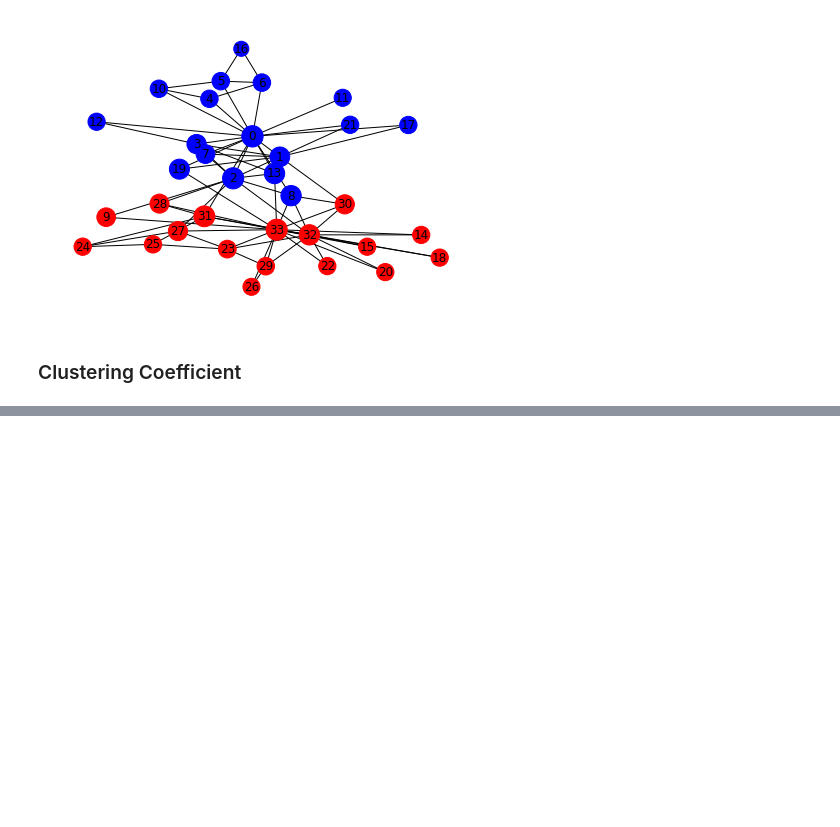
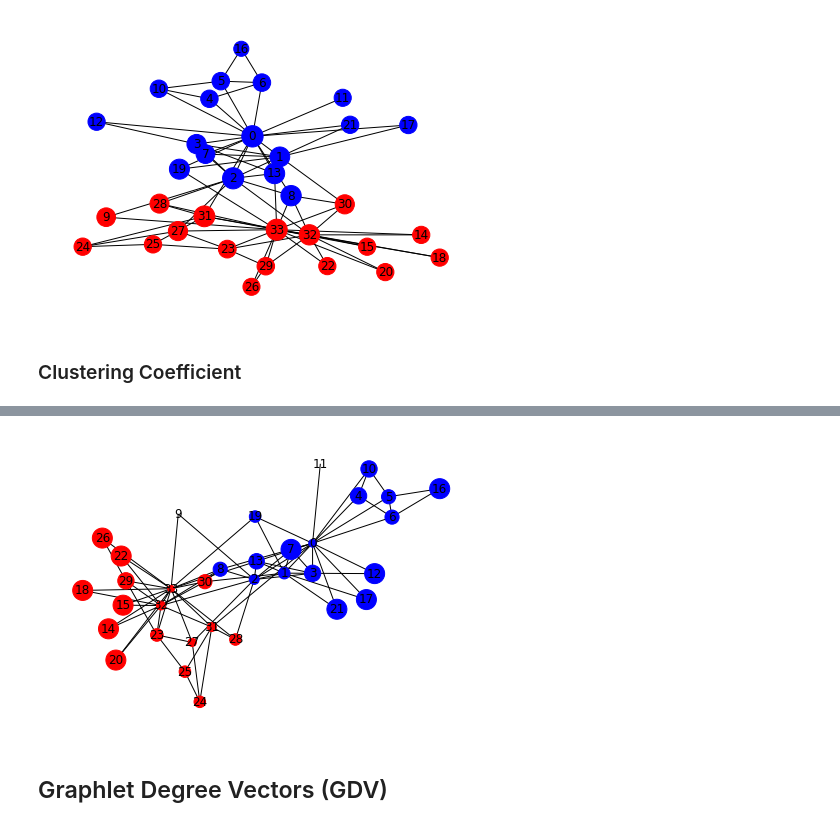
Before and after one commit to JAugusto97/graph-ml, a Jupyter notebook: 2-node_features.ipynb, the cells around one changed output, grey strips where cells are left out. Drawn from its saved outputs; the diff is of its cells as text; code cells hidden in the pictures; blank space fills up the shorter version.

```diff
--- a/2-node_features.ipynb
+++ b/2-node_features.ipynb
@@ -190,0 +198,6 @@ Measures how connected a node's neighborhood is.
+# %%
+cc = nx.clustering(G)
+print("Clustering Coefficient:", cc, end="\n\n")
+print("Largest clustering coefficient (node, score):", max(cc.items(), key=lambda x: x[1]))
+print("Smallest clustering coefficient (node, score):", min(cc.items(), key=lambda x: x[1]))
+print(f"Node 0 score: {cc[0]}\nNode 33 score: {cc[33]}")
@@ -190,0 +211,6 @@ Measures how connected a node's neighborhood is.
+# %%
+nx.draw(G, with_labels=True, node_size=[400*degree for degree in cc.values()], node_color=colormap)
+# %% [output]
+[figure, added]
+# %% [markdown]
+## Graphlet Degree Vectors (GDV)
```
Also changed, not shown: parts of 4 cells of this notebook.
